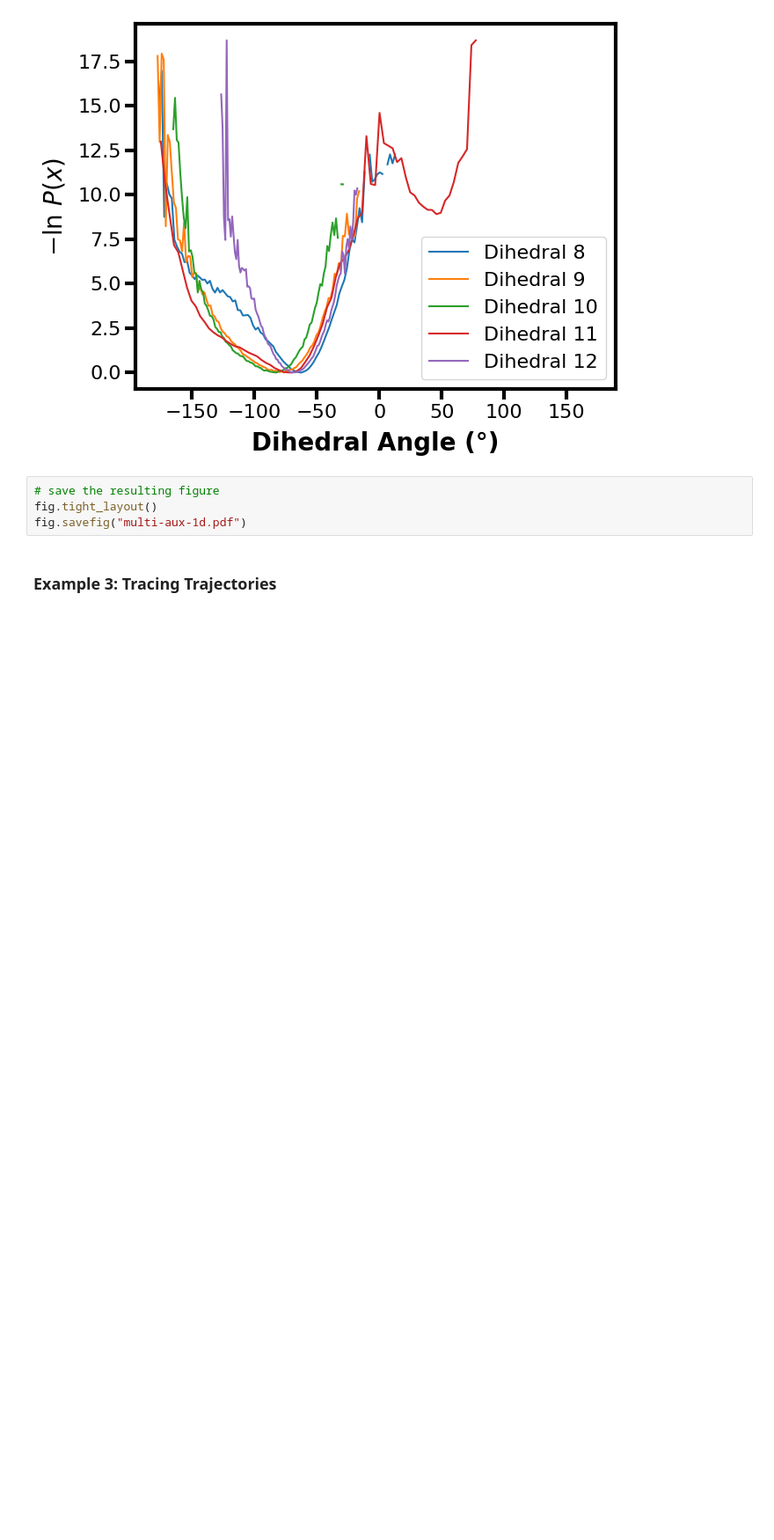
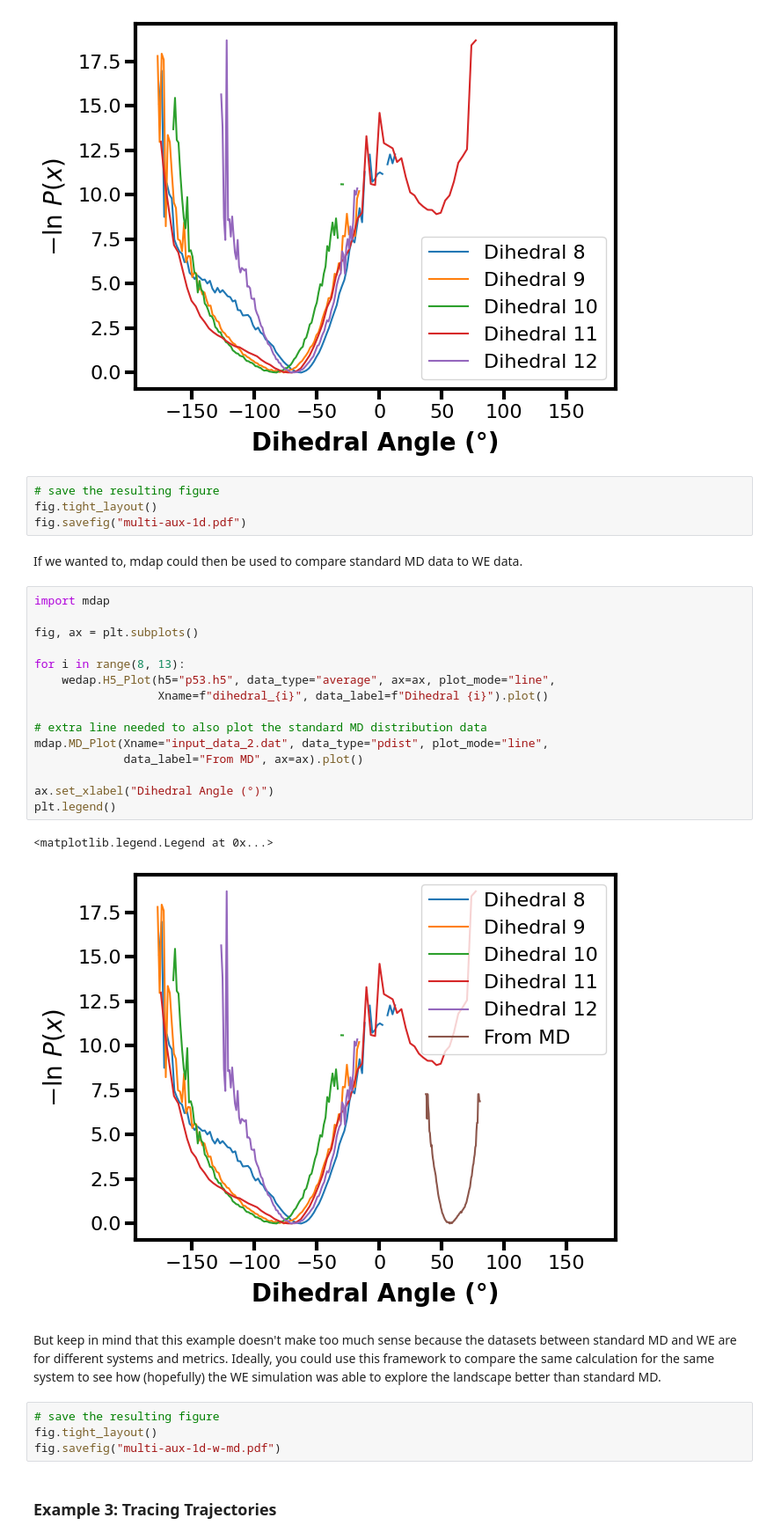
Before and after one commit to darianyang/wedap, a Jupyter notebook: docs/notebook/wedap_demo.ipynb, the cells around one changed output. Shown at 88% size. Drawn from its saved outputs; the diff is of its cells as text; blank space fills up the shorter version.

```diff
--- a/docs/notebook/wedap_demo.ipynb
+++ b/docs/notebook/wedap_demo.ipynb
@@ -349,6 +366,32 @@ plt.legend()
 # save the resulting figure
 fig.tight_layout()
 fig.savefig("multi-aux-1d.pdf")
+# %% [markdown]
+If we wanted to, mdap could then be used to compare standard MD data to WE data.
+# %%
+import mdap
+
+fig, ax = plt.subplots()
+
+for i in range(8, 13):
+    wedap.H5_Plot(h5="p53.h5", data_type="average", ax=ax, plot_mode="line",
+                  Xname=f"dihedral_{i}", data_label=f"Dihedral {i}").plot()
+
+# extra line needed to also plot the standard MD distribution data
+mdap.MD_Plot(Xname="input_data_2.dat", data_type="pdist", plot_mode="line",
+             data_label="From MD", ax=ax).plot()
+
+ax.set_xlabel("Dihedral Angle (°)")
+plt.legend()
+# %% [output]
+<matplotlib.legend.Legend at 0x...>
+[figure, added]
+# %% [markdown]
+But keep in mind that this example doesn't make too much sense because the datasets between standard MD and WE are for different systems and metrics. Ideally, you could use this framework to compare the same calculation for the same system to see how (hopefully) the WE simulation was able to explore the landscape better than standard MD.
+# %%
+# save the resulting figure
+fig.tight_layout()
+fig.savefig("multi-aux-1d-w-md.pdf")
 # %% [markdown]
 ### Example 3: Tracing Trajectories
 # %% [markdown]
```
Also changed, not shown: parts of 16 cells of this notebook, 2 other files.
